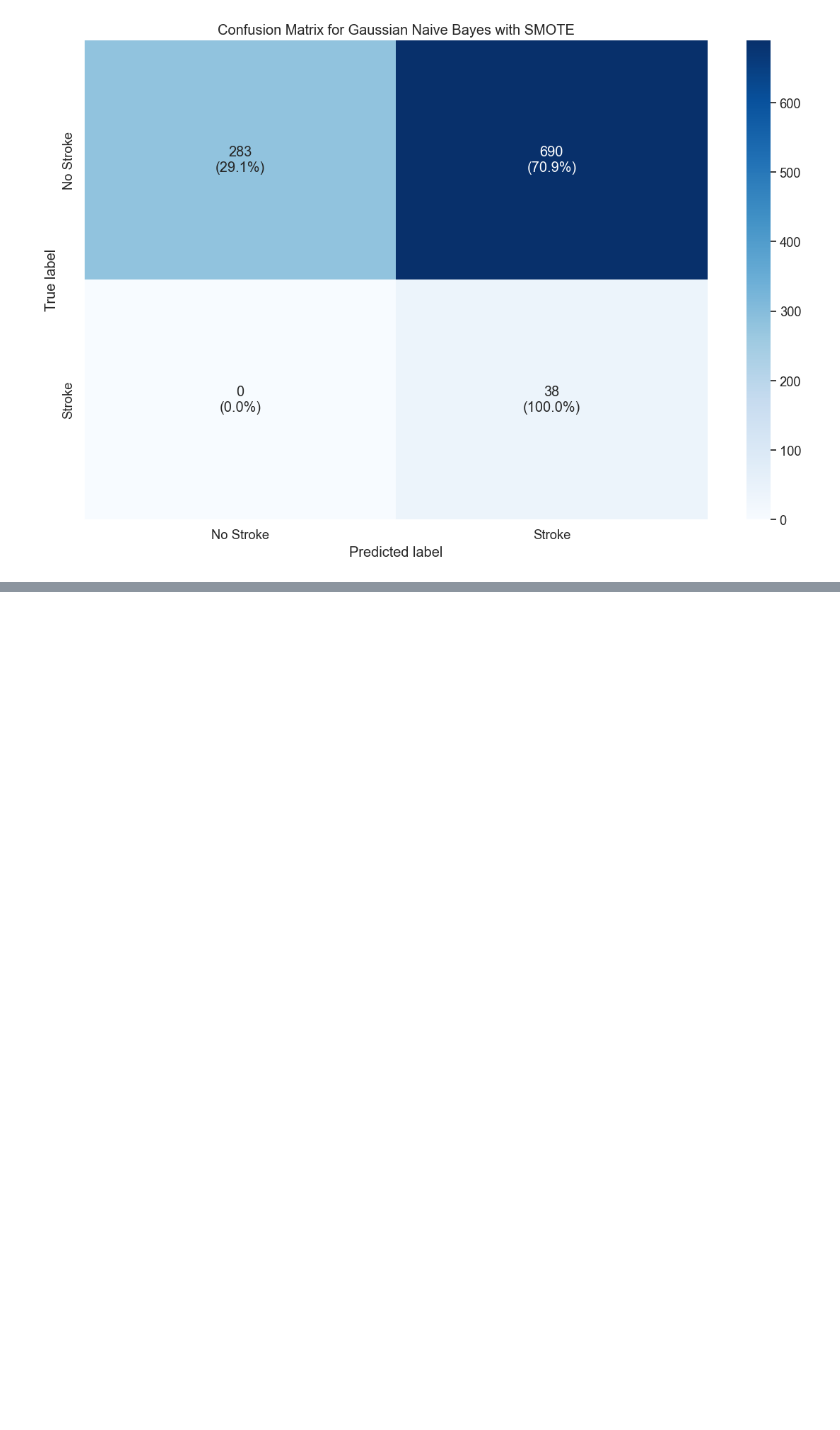
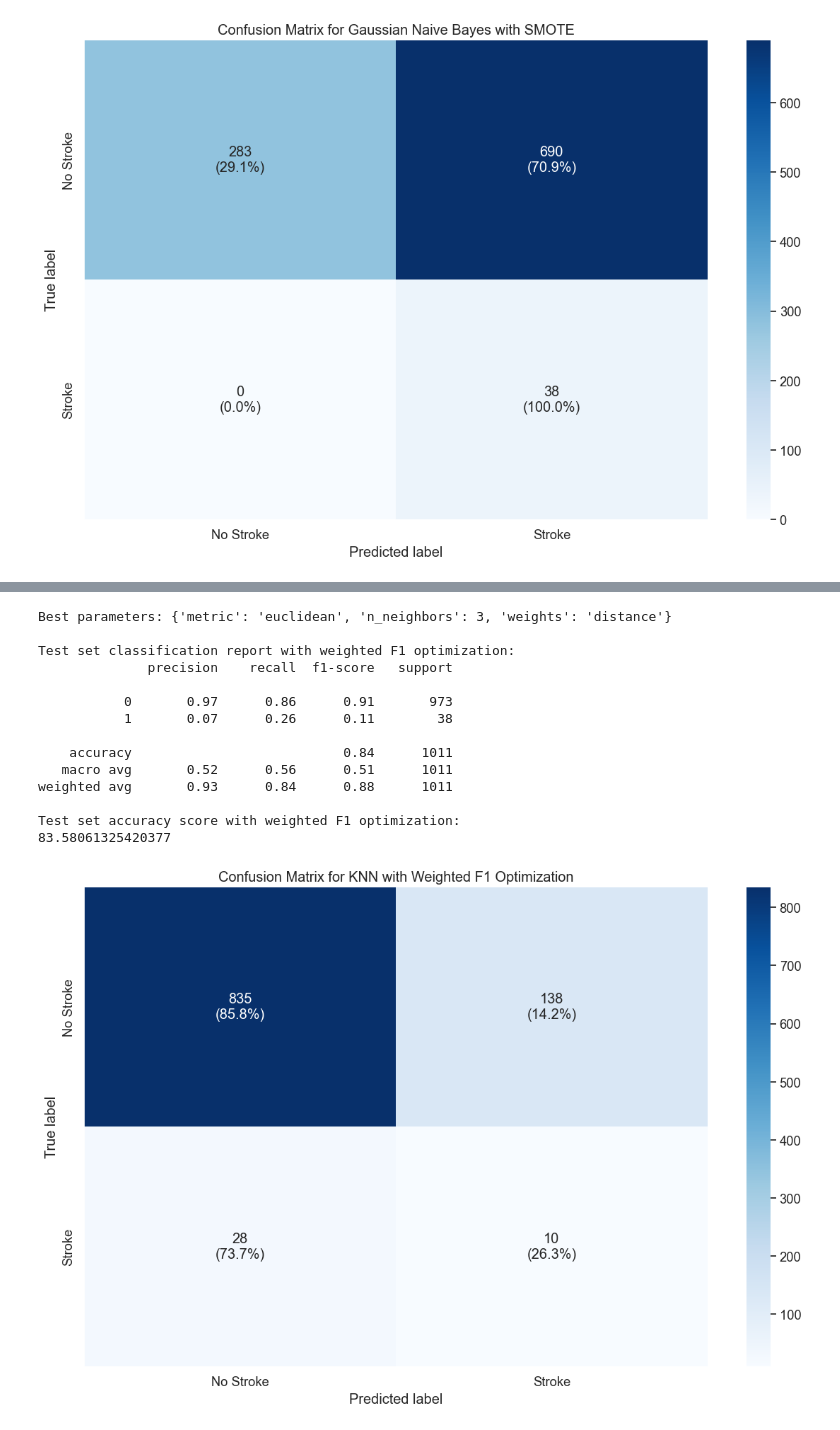
Before and after one commit to marwannour1/stroke_prediction, a Jupyter notebook: main.ipynb, the cells around one changed output, grey strips where cells are left out. Saved outputs shown, nothing was run; the diff lists cells and outputs as text; code cells hidden in the pictures; blank space fills up the shorter version.

```diff
--- a/main.ipynb
+++ b/main.ipynb
@@ -1447,0 +1517,67 @@ Training set accuracy score:
+# %%
+# Create a custom weighted F1 scorer that prioritizes stroke cases
+from sklearn.metrics import fbeta_score, make_scorer
+
+# Create weighted F1 scorer (beta=2 puts more emphasis on recall than precision)
+# The average='binary' and pos_label=1 ensures we focus on the stroke class
+def stroke_weighted_f1(y_true, y_pred):
+    return fbeta_score(y_true, y_pred, beta=2, pos_label=1, average='binary')
+
+weighted_stroke_scorer = make_scorer(stroke_weighted_f1)
+
+# Grid search with custom scorer
+grid_search = GridSearchCV(
+    estimator=KNeighborsClassifier(),
+    param_grid={
+        'n_neighbors': [3, 5, 7, 9, 13, 17],
+        'weights': ['uniform', 'distance'],
+        'metric': ['euclidean', 'manhattan']
+    },
+    scoring=weighted_stroke_scorer,  # Custom scorer
+    cv=5,
+    n_jobs=-1
+)
+
+# Fit on the SMOTE-balanced data
+grid_search.fit(X_train_smote, y_train_smote)
+
+print(f"Best parameters: {grid_search.best_params_}")
+best_knn = grid_search.best_estimator_
+y_pred_best = best_knn.predict(X_test_final)
+print("\nTest set classification report with weighted F1 optimization:")
+print(classification_report(y_test, y_pred_best))
+print("Test set accuracy score with weighted F1 optimization:")
+print(accuracy_score(y_test, y_pred_best) * 100)
+# Plot confusion matrix for KNN with weighted F1 optimization
+
+cm_best_knn = confusion_matrix(y_test, y_pred_best)
+cm_percentage_best_knn = cm_best_knn.astype('float') / cm_best_knn.sum(axis=1)[:, np.newaxis] * 100
+annotations_best_knn = np.empty_like(cm_best_knn, dtype=object)
+for i in range(len(cm_best_knn)):
+  for j in range(len(cm_best_knn[i])):
+    annotations_best_knn[i, j] = f"{cm_best_knn[i, j]}\n({cm_percentage_best_knn[i, j]:.1f}%)"
+
+sns.heatmap(cm_best_knn, annot=annotations_best_knn, fmt="", cmap=plt.cm.Blues,
+        xticklabels=['No Stroke', 'Stroke'],
+        yticklabels=['No Stroke', 'Stroke'])
+plt.title('Confusion Matrix for KNN with Weighted F1 Optimization')
+plt.xlabel('Predicted label')
+plt.ylabel('True label')
+plt.tight_layout()
+plt.show()
+# %% [output]
+Best parameters: {'metric': 'euclidean', 'n_neighbors': 3, 'weights': 'distance'}
+
+Test set classification report with weighted F1 optimization:
+              precision    recall  f1-score   support
+
+           0       0.97      0.86      0.91       973
+           1       0.07      0.26      0.11        38
+
+    accuracy                           0.84      1011
+   macro avg       0.52      0.56      0.51      1011
+weighted avg       0.93      0.84      0.88      1011
+
+Test set accuracy score with weighted F1 optimization:
+83.58061325420377
+[figure, added]
```
Also changed, not shown: parts of 4 cells of this notebook.
